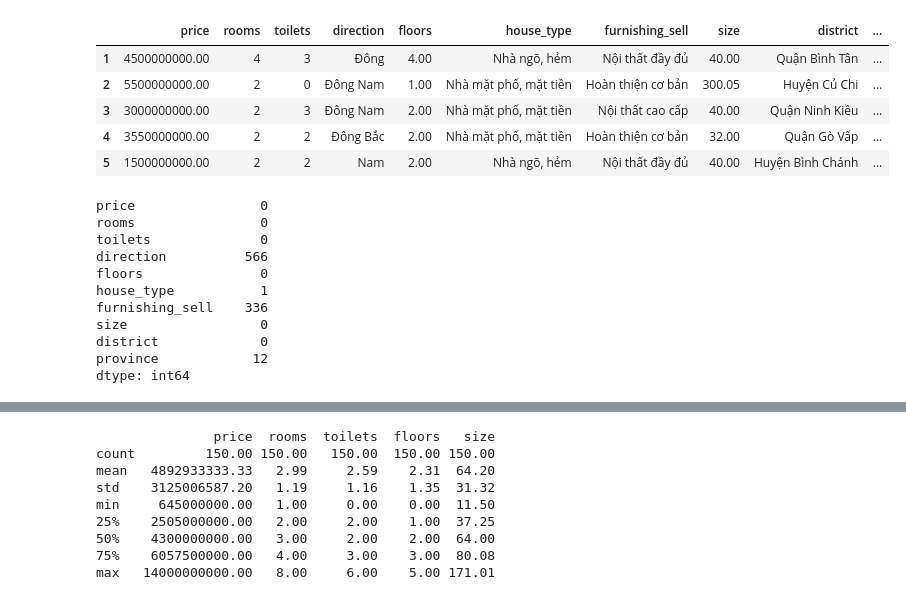
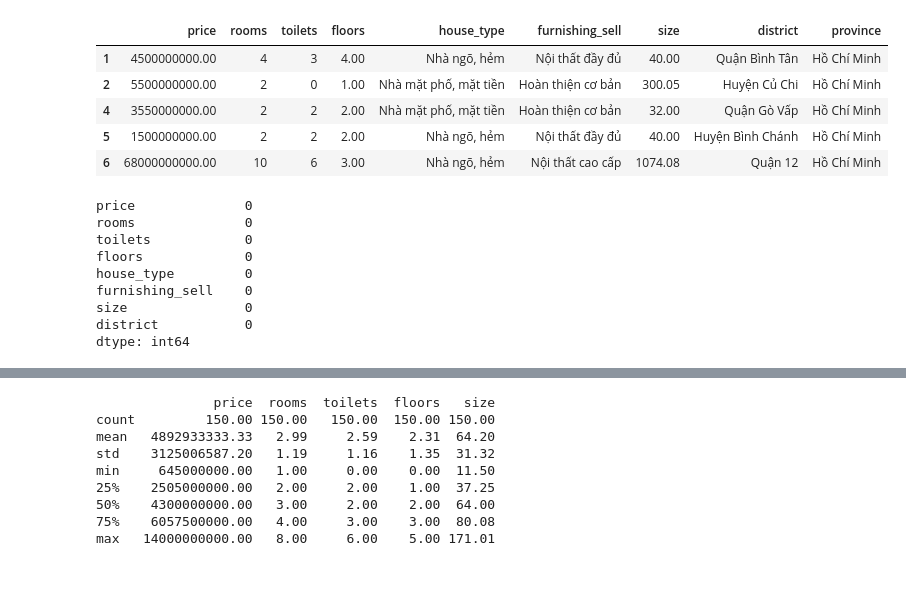
Before and after one commit to NND24/realEstatePredict, a Jupyter notebook: nhaTotPredict/DuDoanBDS.ipynb, the cells around one changed output, grey strips where cells are left out. Drawn from its saved outputs; the diff is of its cells as text; code cells hidden in the pictures.

```diff
--- a/nhaTotPredict/DuDoanBDS.ipynb
+++ b/nhaTotPredict/DuDoanBDS.ipynb
@@ -311,68 +242,66 @@ if 'address' in df1.columns:
     # Drop the 'address' column after splitting
     df1.drop(columns=['address'], inplace=True)
 
-# Check if 'width' column exists before dropping
-if 'width' in df1.columns:
-    df1.drop(columns=['width'], inplace=True)
-
-# Check if 'length' column exists before dropping
-if 'length' in df1.columns:
-    df1.drop(columns=['length'], inplace=True)
-
-# Check if 'living_size' column exists before dropping
-if 'living_size' in df1.columns:
-    df1.drop(columns=['living_size'], inplace=True)
+df1 = df1[df1['province'] == "Hồ Chí Minh"]
 
 # Drop rows where price is "Giá thỏa thuận"
 df1 = df1[df1['price'] != "Giá thỏa thuận"]
 
-# Apply the cleaning function to 'rooms' and 'toilets'
+# Apply content to null value
 df1['rooms'] = df1['rooms'].apply(clean_rooms_toilets)
 df1['toilets'] = df1['toilets'].apply(clean_rooms_toilets)
 
 df1['floors'] = df1['floors'].fillna(0)
+df1['house_type'] = df1['house_type'].fillna('')
+df1['furnishing_sell'] = df1['furnishing_sell'].fillna('')
+df1['province'] = df1['province'].fillna('')
 
 # Apply conversion functions
 df1['price'] = df1['price'].astype(str).apply(convert_price)
 
 # Ensure all values in 'price_m2' are strings before extracting the numeric part
 df1['price_m2'] = df1['price_m2'].astype(str)
 
 # Extract numeric value from 'price_m2', convert commas to periods, and convert to float
 df1['price_m2'] = df1['price_m2'].str.extract(r'([\d,.]+)').replace(',', '.', regex=True).astype(float)
 
 # Convert 'price' and 'price_m2' to numeric, if not already
 df1['price'] = pd.to_numeric(df1['price'], errors='coerce')
 df1['price_m2'] = pd.to_numeric(df1['price_m2'], errors='coerce')
 
 # Compute the value for 'size' where it is NaN
-df1['size'] = df1['size'].fillna(df1['price'] / (df1['price_m2'] * 1000000)).round(2)
+df1['size'] = df1['size'].fillna(df1['price'] / (df1['price_m2'] * 1000000))
+
+# Làm tròn cột 'size' đến 2 chữ số thập phân
+df1['size'] = df1['size'].round(2)
 
 df1.drop(columns=['price_m2'], inplace=True)
 df1.drop(columns=['property_legal_document'], inplace=True)
+df1.drop(columns=['direction'], inplace=True)
+df1.drop(columns=['width'], inplace=True)
+df1.drop(columns=['length'], inplace=True)
+df1.drop(columns=['living_size'], inplace=True)
+
 
 # Display the updated DataFrame
 df1.head()
-#df1.shape
 # %% [output]
-|  | price | rooms | toilets | direction | floors | house_type | furnishing_sell | size | district | ... |
-| 1 | 4500000000.00 | 4 | 3 | Đông | 4.00 | Nhà ngõ, hẻm | Nội thất đầy đủ | 40.00 | Quận Bình Tân | ... |
-| 2 | 5500000000.00 | 2 | 0 | Đông Nam | 1.00 | Nhà mặt phố, mặt tiền | Hoàn thiện cơ bản | 300.05 | Huyện Củ Chi | ... |
-| 3 | 3000000000.00 | 2 | 3 | Đông Nam | 2.00 | Nhà mặt phố, mặt tiền | Nội thất cao cấp | 40.00 | Quận Ninh Kiều | ... |
-| 4 | 3550000000.00 | 2 | 2 | Đông Bắc | 2.00 | Nhà mặt phố, mặt tiền | Hoàn thiện cơ bản | 32.00 | Quận Gò Vấp | ... |
-| 5 | 1500000000.00 | 2 | 2 | Nam | 2.00 | Nhà ngõ, hẻm | Nội thất đầy đủ | 40.00 | Huyện Bình Chánh | ... |
+|  | price | rooms | toilets | floors | house_type | furnishing_sell | size | district | province |
+| 1 | 4500000000.00 | 4 | 3 | 4.00 | Nhà ngõ, hẻm | Nội thất đầy đủ | 40.00 | Quận Bình Tân | Hồ Chí Minh |
+| 2 | 5500000000.00 | 2 | 0 | 1.00 | Nhà mặt phố, mặt tiền | Hoàn thiện cơ bản | 300.05 | Huyện Củ Chi | Hồ Chí Minh |
+| 4 | 3550000000.00 | 2 | 2 | 2.00 | Nhà mặt phố, mặt tiền | Hoàn thiện cơ bản | 32.00 | Quận Gò Vấp | Hồ Chí Minh |
+| 5 | 1500000000.00 | 2 | 2 | 2.00 | Nhà ngõ, hẻm | Nội thất đầy đủ | 40.00 | Huyện Bình Chánh | Hồ Chí Minh |
+| 6 | 68000000000.00 | 10 | 6 | 3.00 | Nhà ngõ, hẻm | Nội thất cao cấp | 1074.08 | Quận 12 | Hồ Chí Minh |
 # %%
 # Kiểm tra giá trị thiếu
 print(df1.isnull().sum())
 # %% [output]
-price                0
-rooms                0
-toilets              0
-direction          566
-floors               0
-house_type           1
-furnishing_sell    336
-size                 0
-district             0
-province            12
+price              0
+rooms              0
+toilets            0
+floors             0
+house_type         0
+furnishing_sell    0
+size               0
+district           0
 dtype: int64
```
Also changed, not shown: parts of 6 cells of this notebook, 4 other files.
